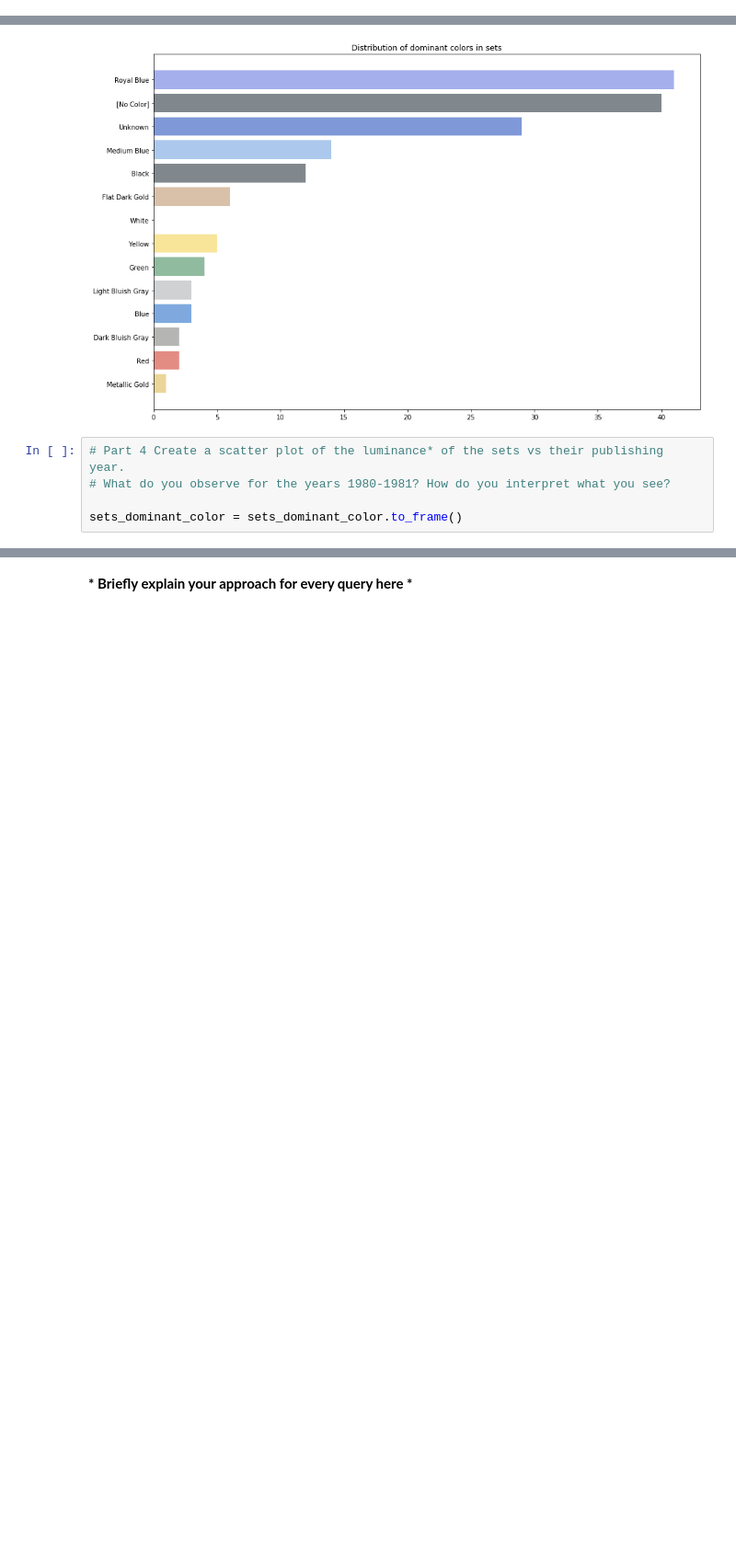
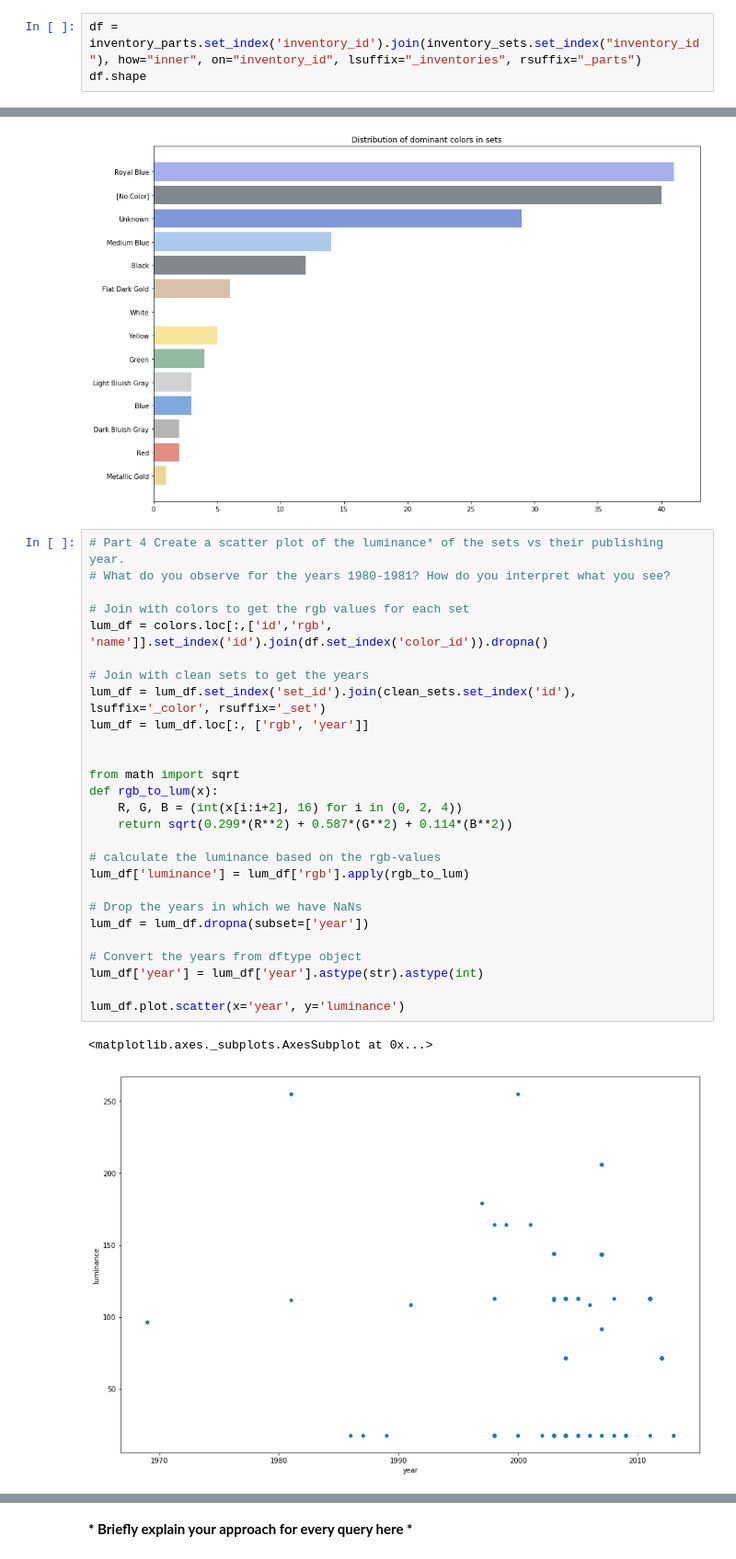
Before and after one commit to emmwel/ADAeda, a Jupyter notebook: David-code/Exercise 1.ipynb, the cells around one changed output, grey strips where cells are left out. Shown: that part at 92% size. Drawn from its saved outputs; the diff is of its cells as text; blank space fills up the shorter version.

```diff
--- a/David-code/Exercise 1.ipynb
+++ b/David-code/Exercise 1.ipynb
@@ -43,3 +43,6 @@ part_categories = pd.read_csv(LEGO_DATA_FOLDER + "/part_categories.csv.zip")
 parts = pd.read_csv(LEGO_DATA_FOLDER + "/parts.csv.zip")
 sets = pd.read_csv(LEGO_DATA_FOLDER + "/sets.csv.zip")
 themes = pd.read_csv(LEGO_DATA_FOLDER + "/themes.csv.zip")
+# %%
+df = inventory_parts.set_index('inventory_id').join(inventory_sets.set_index("inventory_id"), how="inner", on="inventory_id", lsuffix="_inventories", rsuffix="_parts")
+df.shape
@@ -263,11 +268,36 @@ plt.title('Distribution of dominant colors in sets')
 plt.show()
 # %% [output]
 [figure]
-# %%
-# Part 4 Create a scatter plot of the luminance* of the sets vs their publishing year.
-# What do you observe for the years 1980-1981? How do you interpret what you see?
-
-sets_dominant_color = sets_dominant_color.to_frame()
+# %%
+# Part 4 Create a scatter plot of the luminance* of the sets vs their publishing year.
+# What do you observe for the years 1980-1981? How do you interpret what you see?
+
+# Join with colors to get the rgb values for each set
+lum_df = colors.loc[:,['id','rgb', 'name']].set_index('id').join(df.set_index('color_id')).dropna()
+
+# Join with clean sets to get the years
+lum_df = lum_df.set_index('set_id').join(clean_sets.set_index('id'), lsuffix='_color', rsuffix='_set')
+lum_df = lum_df.loc[:, ['rgb', 'year']]
+
+
+from math import sqrt
+def rgb_to_lum(x):
+    R, G, B = (int(x[i:i+2], 16) for i in (0, 2, 4))
+    return sqrt(0.299*(R**2) + 0.587*(G**2) + 0.114*(B**2))
+
+# calculate the luminance based on the rgb-values
+lum_df['luminance'] = lum_df['rgb'].apply(rgb_to_lum)
+
+# Drop the years in which we have NaNs
+lum_df = lum_df.dropna(subset=['year'])
+
+# Convert the years from dftype object
+lum_df['year'] = lum_df['year'].astype(str).astype(int)
+
+lum_df.plot.scatter(x='year', y='luminance')
+# %% [output]
+<matplotlib.axes._subplots.AxesSubplot at 0x...>
+[figure, added]
 # %%
 all_data = pd.merge(clean_sets, sets_dominant_color, how='left', left_on=['id'], right_on=['set_id']).dropna().loc[:,['year','color_id']]
 
```
Also changed, not shown: parts of 3 cells of this notebook.
